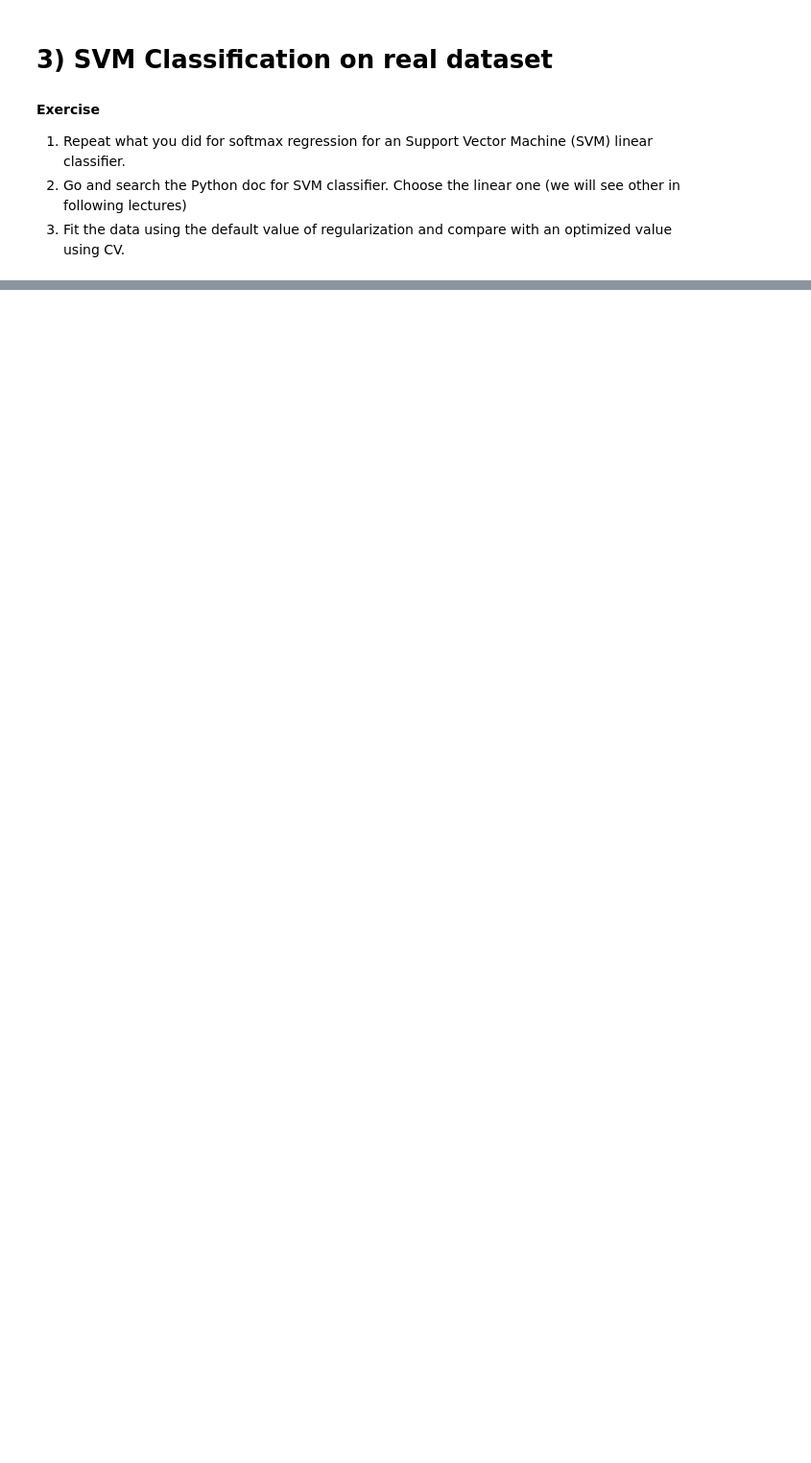
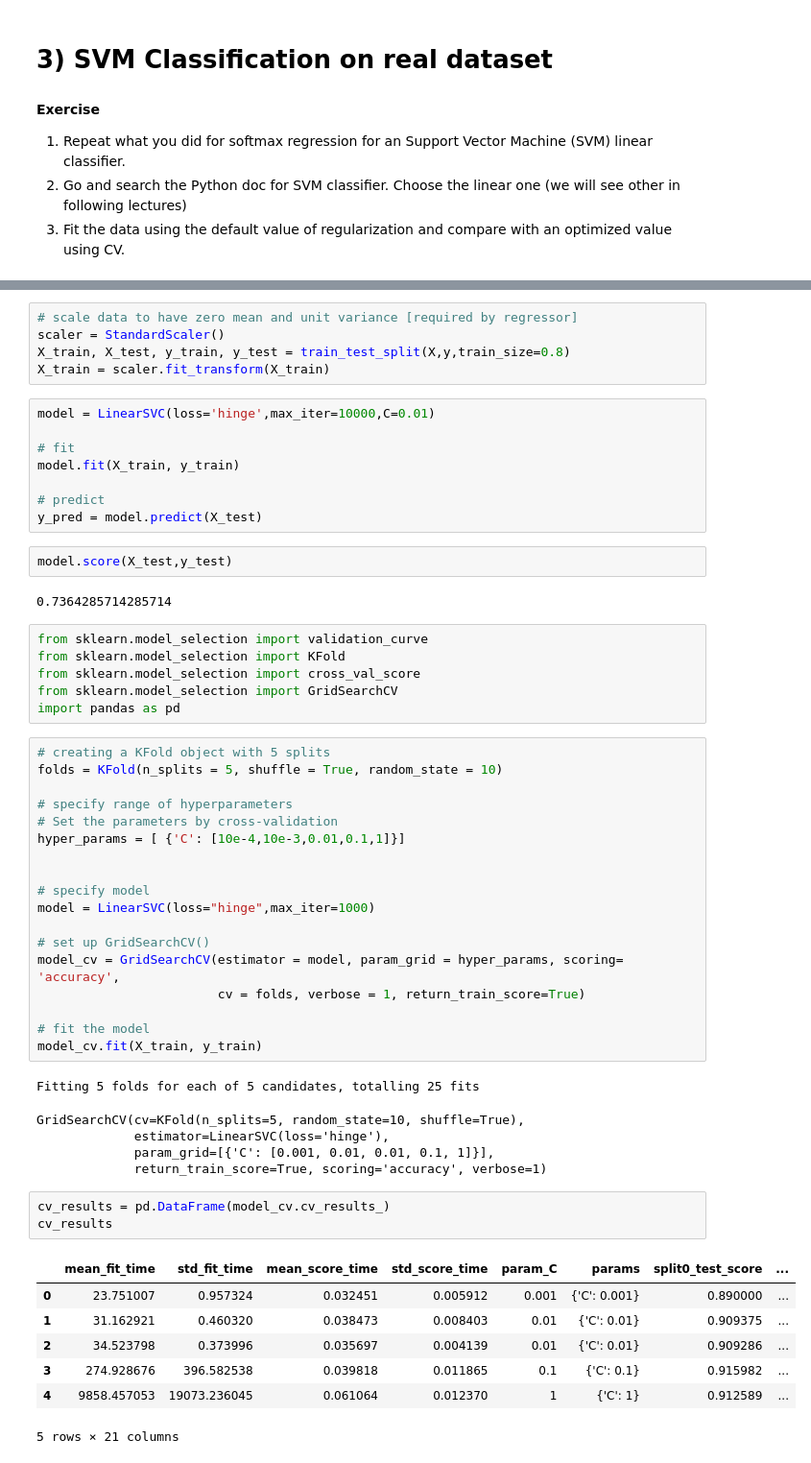
Before and after one commit to yassinuaimee/FundamentalLearningEPFL, a Jupyter notebook: TP7/[exercise]classification.ipynb, the cells around one changed output, grey strips where cells are left out. Shown at 96% size. Cells and saved outputs as stored; diff of their text form; blank space fills up the shorter version.

```diff
--- a/TP7/[exercise]classification.ipynb
+++ b/TP7/[exercise]classification.ipynb
@@ -262,0 +299,58 @@ plt.show()
+# %%
+# scale data to have zero mean and unit variance [required by regressor]
+scaler = StandardScaler()
+X_train, X_test, y_train, y_test = train_test_split(X,y,train_size=0.8)
+X_train = scaler.fit_transform(X_train)
+# %%
+model = LinearSVC(loss='hinge',max_iter=10000,C=0.01)
+
+# fit
+model.fit(X_train, y_train)
+
+# predict
+y_pred = model.predict(X_test)
+# %%
+model.score(X_test,y_test)
+# %% [output]
+0.7364285714285714
+# %%
+from sklearn.model_selection import validation_curve
+from sklearn.model_selection import KFold
+from sklearn.model_selection import cross_val_score
+from sklearn.model_selection import GridSearchCV
+import pandas as pd
+# %%
+# creating a KFold object with 5 splits
+folds = KFold(n_splits = 5, shuffle = True, random_state = 10)
+
+# specify range of hyperparameters
+# Set the parameters by cross-validation
+hyper_params = [ {'C': [10e-4,10e-3,0.01,0.1,1]}]
+
+
+# specify model
+model = LinearSVC(loss="hinge",max_iter=1000)
+
+# set up GridSearchCV()
+model_cv = GridSearchCV(estimator = model, param_grid = hyper_params, scoring= 'accuracy',
+                        cv = folds, verbose = 1, return_train_score=True)
+
+# fit the model
+model_cv.fit(X_train, y_train)
+# %% [output]
+Fitting 5 folds for each of 5 candidates, totalling 25 fits
+GridSearchCV(cv=KFold(n_splits=5, random_state=10, shuffle=True),
+             estimator=LinearSVC(loss='hinge'),
+             param_grid=[{'C': [0.001, 0.01, 0.01, 0.1, 1]}],
+             return_train_score=True, scoring='accuracy', verbose=1)
+# %%
+cv_results = pd.DataFrame(model_cv.cv_results_)
+cv_results
+# %% [output]
+|  | mean_fit_time | std_fit_time | mean_score_time | std_score_time | param_C | params | split0_test_score | ... |
+| 0 | 23.751007 | 0.957324 | 0.032451 | 0.005912 | 0.001 | {'C': 0.001} | 0.890000 | ... |
+| 1 | 31.162921 | 0.460320 | 0.038473 | 0.008403 | 0.01 | {'C': 0.01} | 0.909375 | ... |
+| 2 | 34.523798 | 0.373996 | 0.035697 | 0.004139 | 0.01 | {'C': 0.01} | 0.909286 | ... |
+| 3 | 274.928676 | 396.582538 | 0.039818 | 0.011865 | 0.1 | {'C': 0.1} | 0.915982 | ... |
+| 4 | 9858.457053 | 19073.236045 | 0.061064 | 0.012370 | 1 | {'C': 1} | 0.912589 | ... |
+5 rows × 21 columns
```
Also changed, not shown: parts of 13 cells of this notebook.
